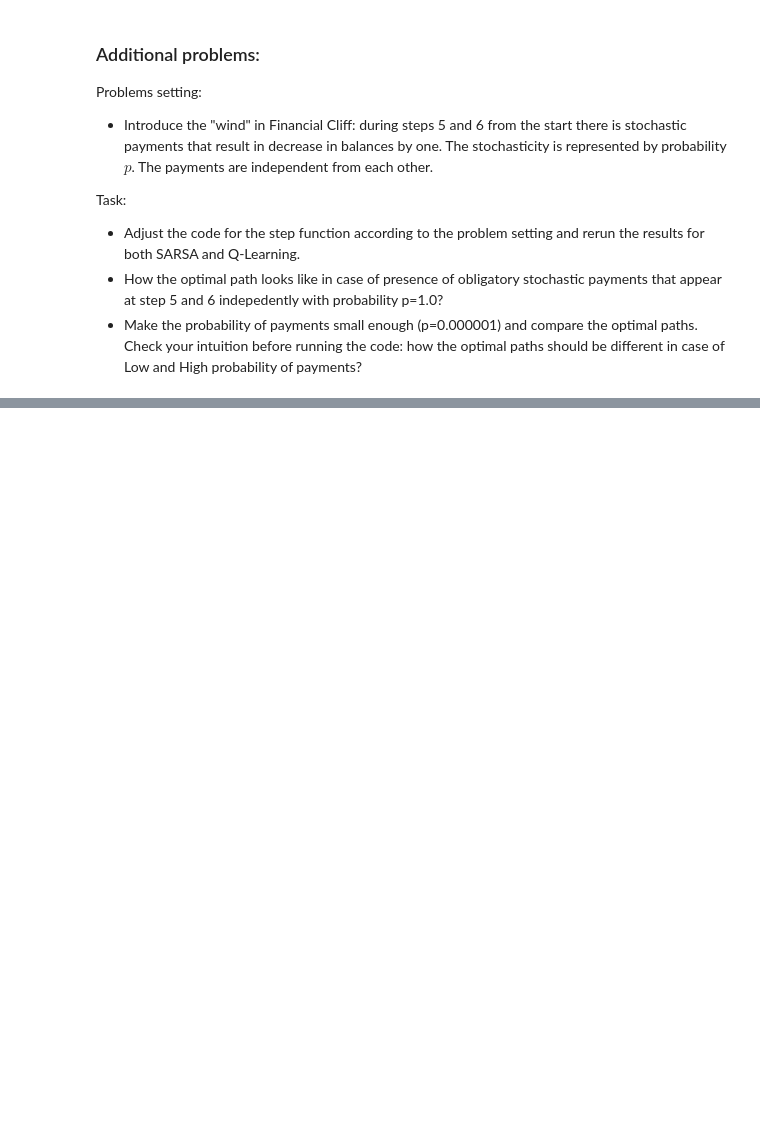
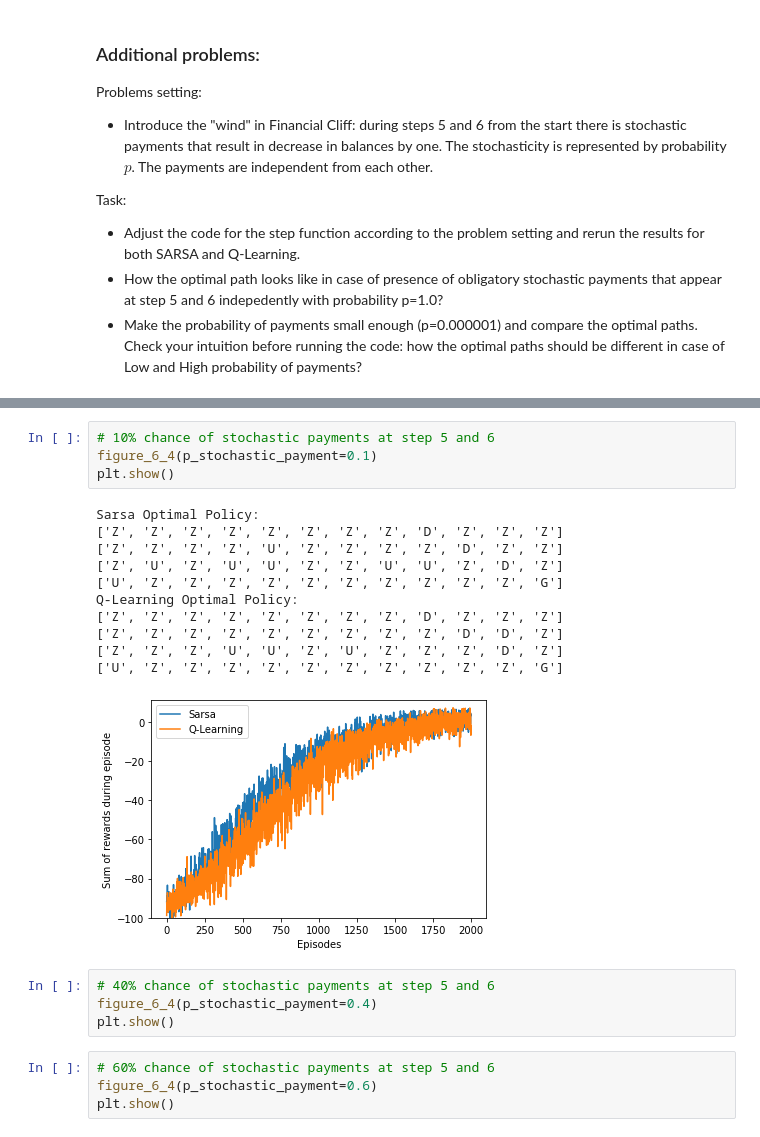
Before and after one commit to lukaszbinden/mli, a Jupyter notebook: assignments/assignments_level_two/Module 5 Assignment 1.ipynb, the cells around one changed output, grey strips where cells are left out. Drawn from its saved outputs; the diff is of its cells as text; blank space fills up the shorter version.

```diff
--- a/assignments/assignments_level_two/Module 5 Assignment 1.ipynb
+++ b/assignments/assignments_level_two/Module 5 Assignment 1.ipynb
@@ -379,0 +422,24 @@ Task:
+# %%
+# 10% chance of stochastic payments at step 5 and 6
+figure_6_4(p_stochastic_payment=0.1)
+plt.show()
+# %% [output]
+Sarsa Optimal Policy:
+['Z', 'Z', 'Z', 'Z', 'Z', 'Z', 'Z', 'Z', 'D', 'Z', 'Z', 'Z']
+['Z', 'Z', 'Z', 'Z', 'U', 'Z', 'Z', 'Z', 'Z', 'D', 'Z', 'Z']
+['Z', 'U', 'Z', 'U', 'U', 'Z', 'Z', 'U', 'U', 'Z', 'D', 'Z']
+['U', 'Z', 'Z', 'Z', 'Z', 'Z', 'Z', 'Z', 'Z', 'Z', 'Z', 'G']
+Q-Learning Optimal Policy:
+['Z', 'Z', 'Z', 'Z', 'Z', 'Z', 'Z', 'Z', 'D', 'Z', 'Z', 'Z']
+['Z', 'Z', 'Z', 'Z', 'Z', 'Z', 'Z', 'Z', 'Z', 'D', 'D', 'Z']
+['Z', 'Z', 'Z', 'U', 'U', 'Z', 'U', 'Z', 'Z', 'Z', 'D', 'Z']
+['U', 'Z', 'Z', 'Z', 'Z', 'Z', 'Z', 'Z', 'Z', 'Z', 'Z', 'G']
+[figure, added]
+# %%
+# 40% chance of stochastic payments at step 5 and 6
+figure_6_4(p_stochastic_payment=0.4)
+plt.show()
+# %%
+# 60% chance of stochastic payments at step 5 and 6
+figure_6_4(p_stochastic_payment=0.6)
+plt.show()
```
Also changed, not shown: parts of 15 cells of this notebook.
